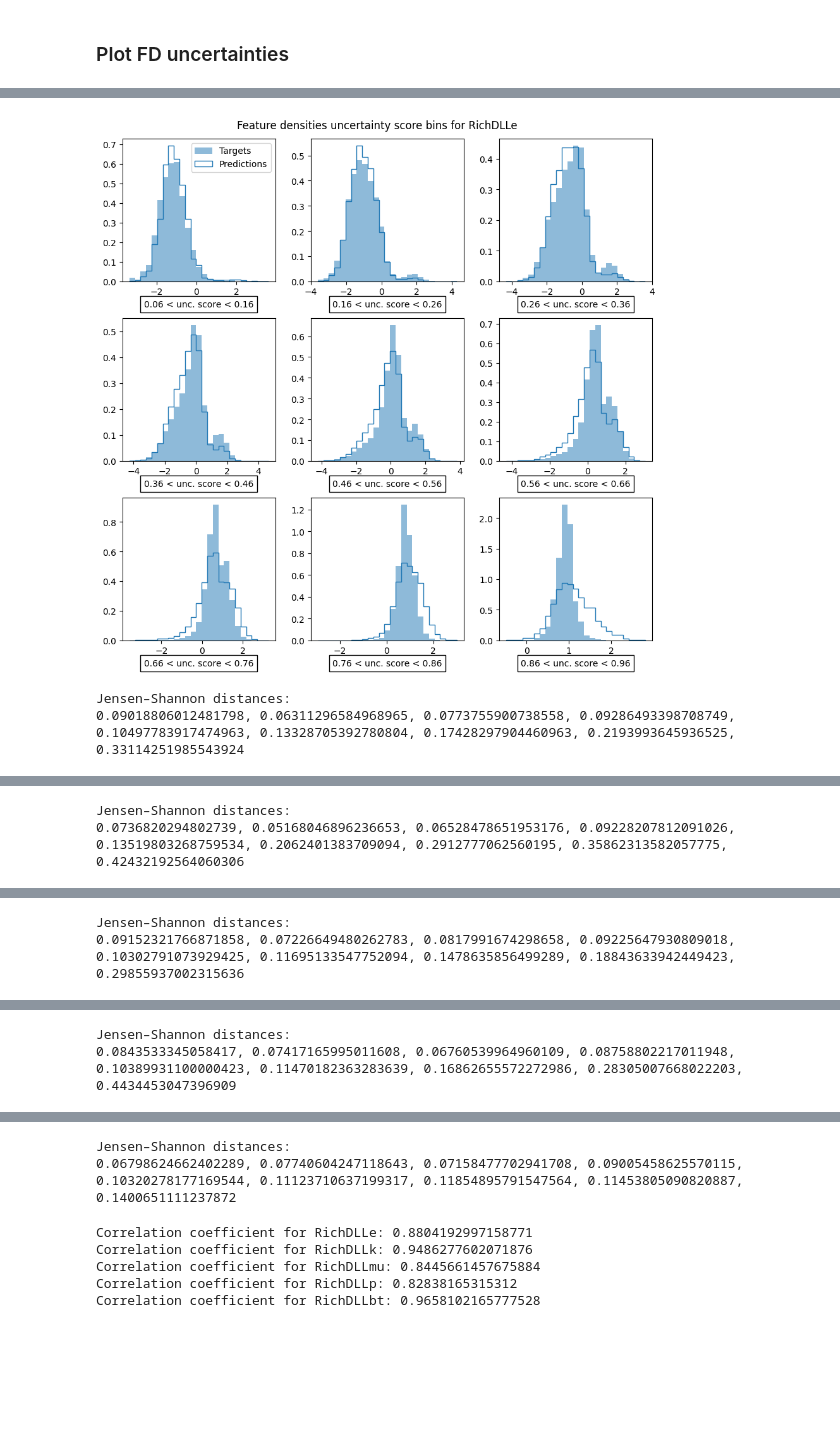
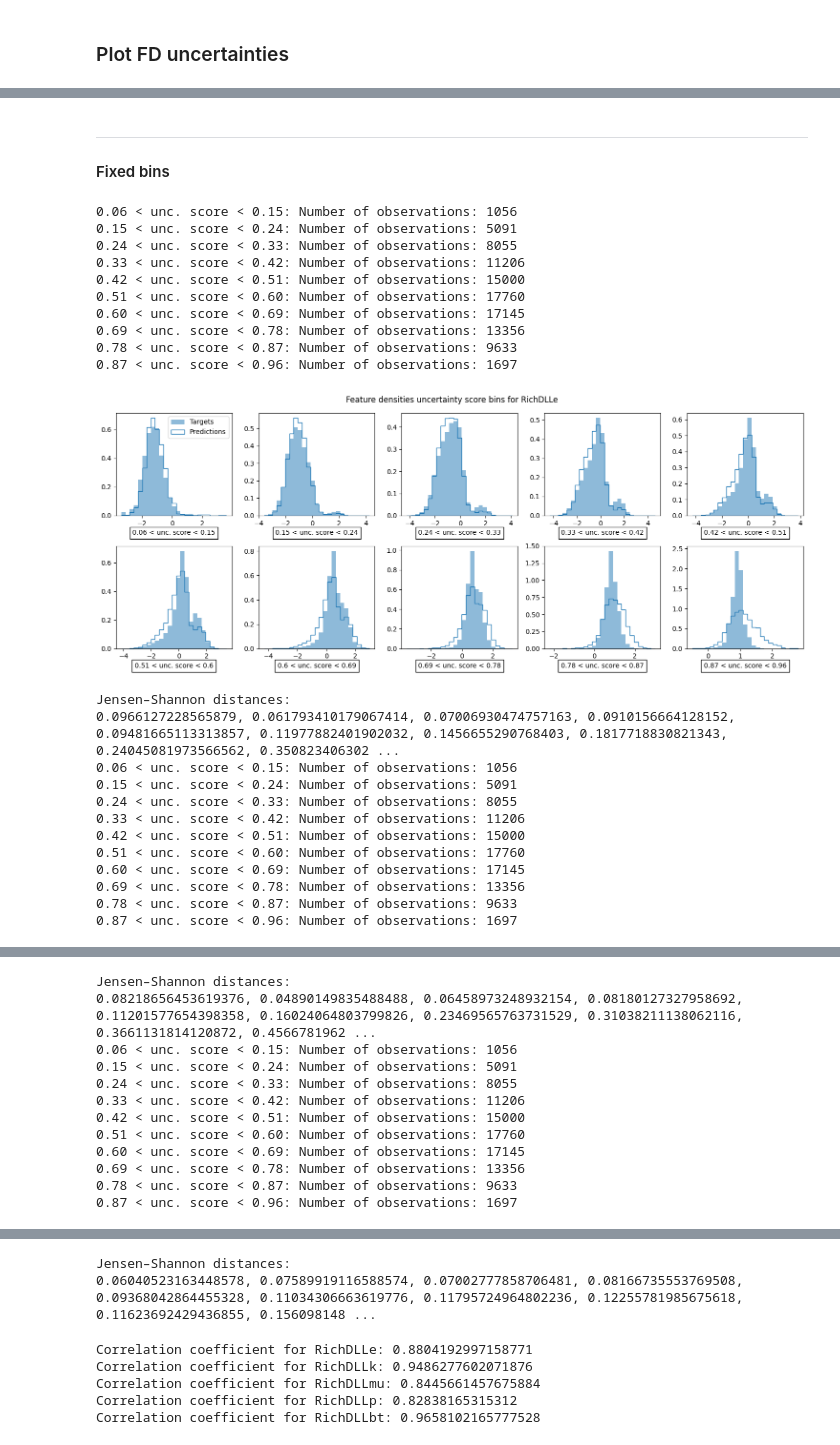
Before and after one commit to evillag/uncertainty_gan, a Jupyter notebook: TestBench.ipynb, the cells around one changed output, grey strips where cells are left out. Cells and saved outputs as stored; diff of their text form; code cells hidden in the pictures; blank space fills up the shorter version.

```diff
--- a/TestBench.ipynb
+++ b/TestBench.ipynb
@@ -213,8 +215,8 @@ from scipy.spatial.distance import jensenshannon
 from scipy.stats import linregress
 
 def estimate_distances_and_plot_uncertainty_bins(y_real, y_generated, uncertainty_scores, uncertainty_type = None,
-                                                 particle_index = 0, n_rows = 3, n_cols = 3, dll_columns=DLL_COLUMNS):
-  n_rows, n_cols = 3, 3
+                                                 particle_index = 0, n_rows = 2, n_cols = 5, dll_columns=DLL_COLUMNS):
+
   n_bins = n_rows * n_cols
 
   targets = np.array(y_real[:, particle_index])
@@ -251,6 +253,7 @@ def estimate_distances_and_plot_uncertainty_bins(y_real, y_generated, uncertaint
 
     js_dist = jensenshannon(predictions_hist, targets_hist)
     js_distances += [js_dist]
+    print(f'{rounded_bin_edges[i]:.2f} < unc. score < {rounded_bin_edges[i + 1]:.2f}: Number of observations: {len(predictions[indices])}')
 
   plt.suptitle(f'{uncertainty_type} uncertainty score bins for {dll_columns[particle_index]}')
   axes[0, 0].legend()
@@ -332,0 +375,9 @@ np.save(output_dir + f'{PARTICLE}_mcd_uncertainty.npy', mcd_uncertainty)
+# %%
+all_mcd_bin_edges, all_mcd_js_distances = [], []
+
+for i in range(5):
+  plot_uncertainty_bins(y_sample, t_generated, mcd_uncertainty, uncertainty_type = 'MCD', particle_index = i)
+  mcd_bin_edges, mcd_js_distances = estimate_distances_per_quantiles(
+      y_sample, t_generated, mcd_uncertainty, uncertainty_type = 'MCD', particle_index = i,  quantile=0.1)
+  all_mcd_bin_edges += [mcd_bin_edges]
+  all_mcd_js_distances += [mcd_js_distances]
@@ -396,0 +566,9 @@ np.save(output_dir + f'{PARTICLE}_fd_uncertainty_normalized.npy', fd_uncertainty
+# %%
+all_fd_bin_edges, all_fd_js_distances = [], []
+
+for i in range(5):
+  plot_uncertainty_bins(y_sample, t_generated, fd_uncertainty_normalized, 'Feature densities', particle_index = i)
+  fd_bin_edges, fd_js_distances = estimate_distances_per_quantiles(y_sample, t_generated, fd_uncertainty_normalized,
+                                                                   uncertainty_type = 'FD', particle_index = i)
+  all_fd_bin_edges += [fd_bin_edges]
+  all_fd_js_distances += [fd_js_distances]
@@ -397,13 +640,36 @@ np.save(output_dir + f'{PARTICLE}_fd_uncertainty_normalized.npy', fd_uncertainty
+# %% [markdown]
+__________________________________________________________
+#### Fixed bins
 # %%
 all_fd_bin_edges, all_fd_js_distances = [], []
 
 for i in range(5):
   fd_bin_edges, fd_js_distances = estimate_distances_and_plot_uncertainty_bins(
-      y_sample, t_generated, fd_uncertainty_normalized, 'Feature densities', particle_index = i, n_rows = 3, n_cols = 3)
+      y_sample, t_generated, fd_uncertainty_normalized, 'Feature densities', particle_index = i)
 
   all_fd_bin_edges += [fd_bin_edges]
   all_fd_js_distances += [fd_js_distances]
 # %% [output]
+0.06 < unc. score < 0.15: Number of observations: 1056
+0.15 < unc. score < 0.24: Number of observations: 5091
+0.24 < unc. score < 0.33: Number of observations: 8055
+0.33 < unc. score < 0.42: Number of observations: 11206
+0.42 < unc. score < 0.51: Number of observations: 15000
+0.51 < unc. score < 0.60: Number of observations: 17760
+0.60 < unc. score < 0.69: Number of observations: 17145
+0.69 < unc. score < 0.78: Number of observations: 13356
+0.78 < unc. score < 0.87: Number of observations: 9633
+0.87 < unc. score < 0.96: Number of observations: 1697
-[figure, old version]
+[figure, new version]
-Jensen–Shannon distances:
-0.09018806012481798, 0.06311296584968965, 0.0773755900738558, 0.09286493398708749, 0.10497783917474963, 0.13328705392780804, 0.17428297904460963, 0.2193993645936525, 0.33114251985543924
+Jensen–Shannon distances:
+0.0966127228565879, 0.061793410179067414, 0.07006930474757163, 0.0910156664128152, 0.09481665113313857, 0.11977882401902032, 0.1456655290768403, 0.1817718830821343, 0.24045081973566562, 0.350823406302 ...
+0.06 < unc. score < 0.15: Number of observations: 1056
+0.15 < unc. score < 0.24: Number of observations: 5091
+0.24 < unc. score < 0.33: Number of observations: 8055
+0.33 < unc. score < 0.42: Number of observations: 11206
+0.42 < unc. score < 0.51: Number of observations: 15000
+0.51 < unc. score < 0.60: Number of observations: 17760
+0.60 < unc. score < 0.69: Number of observations: 17145
+0.69 < unc. score < 0.78: Number of observations: 13356
+0.78 < unc. score < 0.87: Number of observations: 9633
+0.87 < unc. score < 0.96: Number of observations: 1697
@@ -411,2 +677,12 @@ Jensen–Shannon distances:
-Jensen–Shannon distances:
-0.0736820294802739, 0.05168046896236653, 0.06528478651953176, 0.09228207812091026, 0.13519803268759534, 0.2062401383709094, 0.2912777062560195, 0.35862313582057775, 0.42432192564060306
+Jensen–Shannon distances:
+0.08218656453619376, 0.04890149835488488, 0.06458973248932154, 0.08180127327958692, 0.11201577654398358, 0.16024064803799826, 0.23469565763731529, 0.31038211138062116, 0.3661131814120872, 0.4566781962 ...
+0.06 < unc. score < 0.15: Number of observations: 1056
+0.15 < unc. score < 0.24: Number of observations: 5091
+0.24 < unc. score < 0.33: Number of observations: 8055
+0.33 < unc. score < 0.42: Number of observations: 11206
+0.42 < unc. score < 0.51: Number of observations: 15000
+0.51 < unc. score < 0.60: Number of observations: 17760
+0.60 < unc. score < 0.69: Number of observations: 17145
+0.69 < unc. score < 0.78: Number of observations: 13356
+0.78 < unc. score < 0.87: Number of observations: 9633
+0.87 < unc. score < 0.96: Number of observations: 1697
@@ -414,2 +689,0 @@ Jensen–Shannon distances:
-Jensen–Shannon distances:
-0.09152321766871858, 0.07226649480262783, 0.0817991674298658, 0.09225647930809018, 0.10302791073929425, 0.11695133547752094, 0.1478635856499289, 0.18843633942449423, 0.29855937002315636
@@ -417,2 +702,0 @@ Jensen–Shannon distances:
-Jensen–Shannon distances:
-0.0843533345058417, 0.07417165995011608, 0.06760539964960109, 0.08758802217011948, 0.10389931100000423, 0.11470182363283639, 0.16862655572272986, 0.28305007668022203, 0.4434453047396909
@@ -420,5 +716,5 @@ Jensen–Shannon distances:
-Jensen–Shannon distances:
-0.06798624662402289, 0.07740604247118643, 0.07158477702941708, 0.09005458625570115, 0.10320278177169544, 0.11123710637199317, 0.11854895791547564, 0.11453805090820887, 0.1400651111237872
+Jensen–Shannon distances:
+0.06040523163448578, 0.07589919116588574, 0.07002777858706481, 0.08166735553769508, 0.09368042864455328, 0.11034306663619776, 0.11795724964802236, 0.12255781985675618, 0.11623692429436855, 0.156098148 ...
 # %%
 plot_all_distances(all_fd_bin_edges, all_fd_js_distances, 'Feature densities')
 # %% [output]
```
Also changed, not shown: parts of 12 cells of this notebook.
